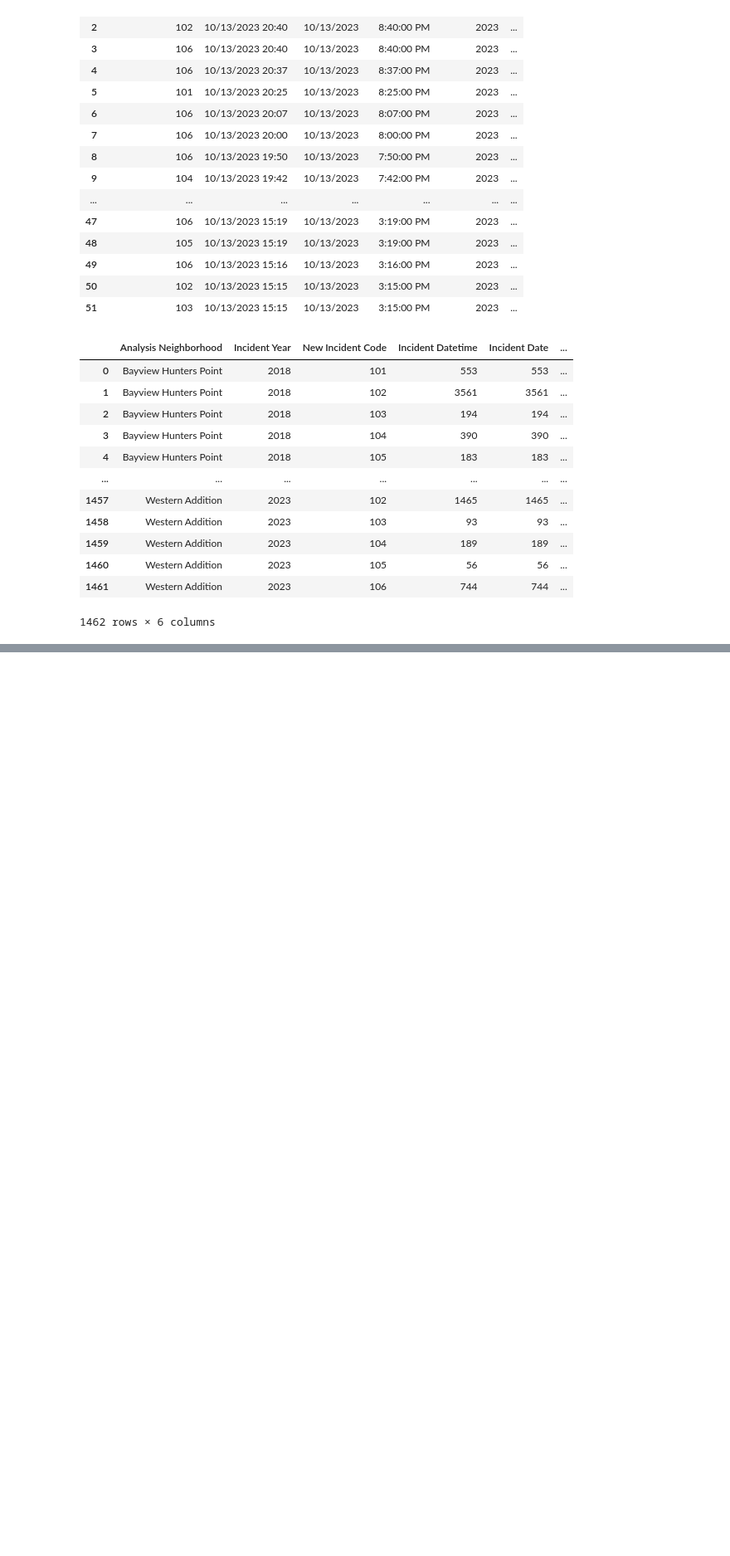
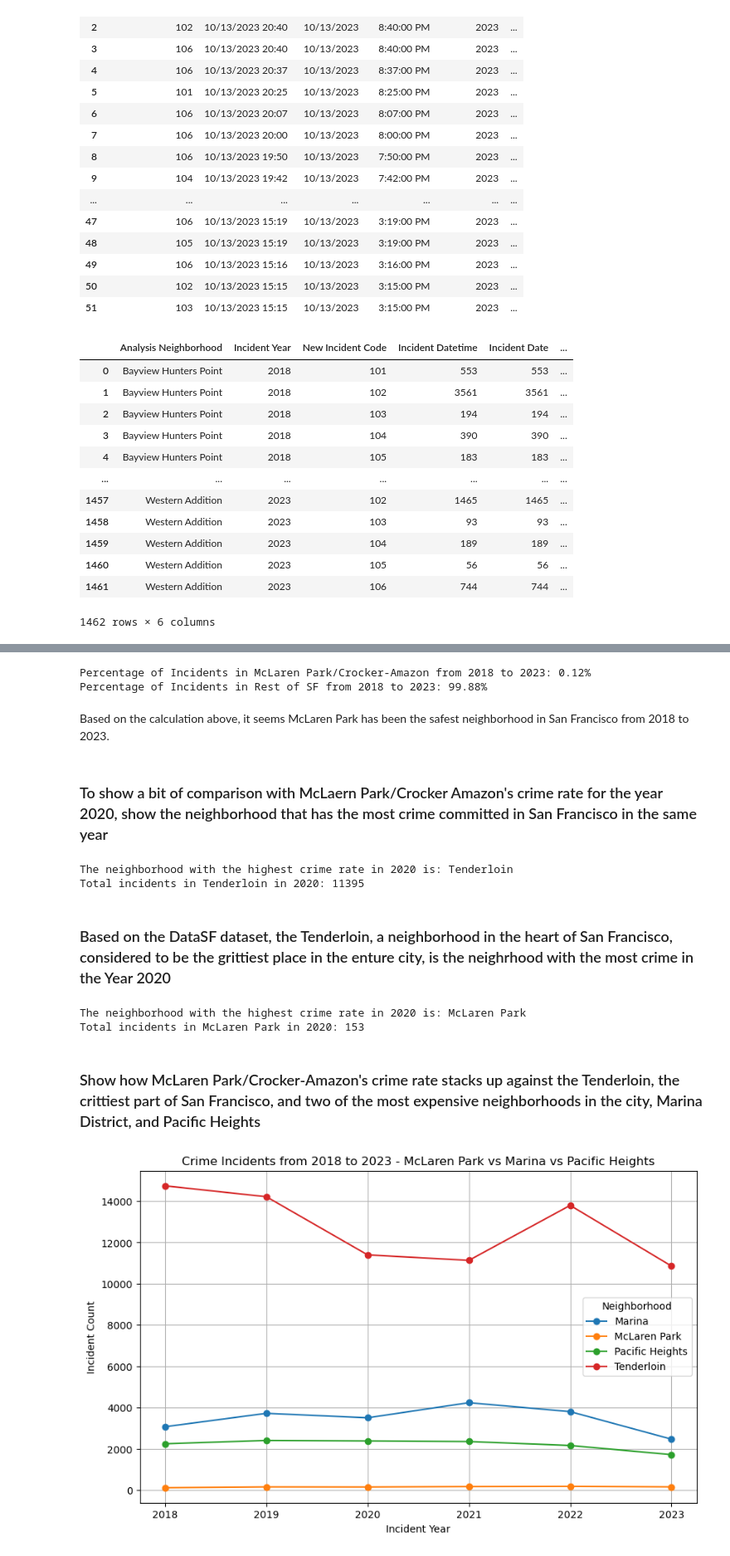
Before and after one commit to rabellan/SafetyNet, a Jupyter notebook: Cleaned_CSV_ASMAnalysis_Oct22.ipynb, the cells around one changed output, grey strips where cells are left out. Shown: that part at 83% size. Saved outputs shown, nothing was run; the diff lists cells and outputs as text; code cells hidden in the pictures; blank space fills up the shorter version.

```diff
--- a/Cleaned_CSV_ASMAnalysis_Oct22.ipynb
+++ b/Cleaned_CSV_ASMAnalysis_Oct22.ipynb
@@ -533,0 +732,79 @@ newcode_clean_org.reset_index()
+# %%
+# Filter incidents for McLaren Park/Crocker-Amazon
+mclaren_park_data = sf_orig_df[(sf_orig_df['Analysis Neighborhood'] == 'McLaren Park') & (sf_orig_df['Incident Year'].between(2018, 2023))]
+
+# Filter incidents for the rest of San Francisco
+rest_of_sf_data = sf_orig_df[(sf_orig_df['Analysis Neighborhood'] != 'McLaren Park') & (sf_orig_df['Incident Year'].between(2018, 2023))]
+
+# Calculate percentages
+total_sf_incidents = sf_orig_df[(sf_orig_df['Incident Year'].between(2018, 2023))].shape[0]
+percentage_mclaren_park = (mclaren_park_data.shape[0] / total_sf_incidents) * 100
+percentage_rest_of_sf = (rest_of_sf_data.shape[0] / total_sf_incidents) * 100
+
+# Print the results
+print(f"Percentage of Incidents in McLaren Park/Crocker-Amazon from 2018 to 2023: {percentage_mclaren_park:.2f}%")
+print(f"Percentage of Incidents in Rest of SF from 2018 to 2023: {percentage_rest_of_sf:.2f}%")
+# %% [output]
+Percentage of Incidents in McLaren Park/Crocker-Amazon from 2018 to 2023: 0.12%
+Percentage of Incidents in Rest of SF from 2018 to 2023: 99.88%
+# %% [markdown]
+Based on the calculation above, it seems McLaren Park has been the safest neighborhood in San Francisco from 2018 to 2023.
+# %% [markdown]
+### To show a bit of comparison with McLaern Park/Crocker Amazon's crime rate for the year 2020, show the neighborhood that has the most crime committed in San Francisco in the same year ###
+# %%
+# Filter incidents for the year 2020
+sf_2020_data = sf_orig_df[sf_orig_df['Incident Year'] == 2020]
+
+# Group by neighborhood and count incidents
+neighborhood_crime_count = sf_2020_data.groupby('Analysis Neighborhood').size().reset_index(name='Incident Count')
+
+# Find the neighborhood with the highest crime count
+highest_crime_neighborhood = neighborhood_crime_count.loc[neighborhood_crime_count['Incident Count'].idxmax()]
+
+# Print the result
+print(f"The neighborhood with the highest crime rate in 2020 is: {highest_crime_neighborhood['Analysis Neighborhood']}")
+print(f"Total incidents in {highest_crime_neighborhood['Analysis Neighborhood']} in 2020: {highest_crime_neighborhood['Incident Count']}")
+# %% [output]
+The neighborhood with the highest crime rate in 2020 is: Tenderloin
+Total incidents in Tenderloin in 2020: 11395
+# %% [markdown]
+### Based on the DataSF dataset, the Tenderloin, a neighborhood in the heart of San Francisco, considered to be the grittiest place in the enture city, is the neighrhood with the most crime in the Year 2020 ###
+# %%
+# Filter incidents for the year 2020
+sf_2020_data = sf_orig_df[sf_orig_df['Incident Year'] == 2020]
+
+# Group by neighborhood and count incidents
+neighborhood_crime_count = sf_2020_data.groupby('Analysis Neighborhood').size().reset_index(name='Incident Count')
+
+# Find the neighborhood with the highest crime count
+lowest_crime_neighborhood = neighborhood_crime_count.loc[neighborhood_crime_count['Incident Count'].idxmin()]
+
+# Print the result
+print(f"The neighborhood with the highest crime rate in 2020 is: {lowest_crime_neighborhood['Analysis Neighborhood']}")
+print(f"Total incidents in {lowest_crime_neighborhood['Analysis Neighborhood']} in 2020: {lowest_crime_neighborhood['Incident Count']}")
+# %% [output]
+The neighborhood with the highest crime rate in 2020 is: McLaren Park
+Total incidents in McLaren Park in 2020: 153
+# %% [markdown]
+### Show how McLaren Park/Crocker-Amazon's crime rate stacks up against the Tenderloin, the crittiest part of San Francisco, and two of the most expensive neighborhoods in the city, Marina District, and Pacific Heights ###
+# %%
+# Group data by "Incident Year" and "Analysis Neighborhood"
+grouped_data = sf_orig_df.groupby(['Incident Year', 'Analysis Neighborhood']).size().reset_index(name='Incident Count')
+
+# Filter data for selected neighborhoods
+selected_neighborhoods = ['McLaren Park', 'Tenderloin', 'Marina', 'Pacific Heights', ]
+filtered_data = grouped_data[grouped_data['Analysis Neighborhood'].isin(selected_neighborhoods)]
+
+# Pivot data for plotting
+pivot_data = filtered_data.pivot(index='Incident Year', columns='Analysis Neighborhood', values='Incident Count')
+
+# Plot the line graph
+pivot_data.plot.line(marker='o', figsize=(10, 6))
+plt.title('Crime Incidents from 2018 to 2023 - McLaren Park vs Marina vs Pacific Heights')
+plt.xlabel('Incident Year')
+plt.ylabel('Incident Count')
+plt.legend(title='Neighborhood')
+plt.grid(True)
+plt.show()
+# %% [output]
+[figure, added]
```
Also changed, not shown: parts of 16 cells of this notebook, 1 other file.
